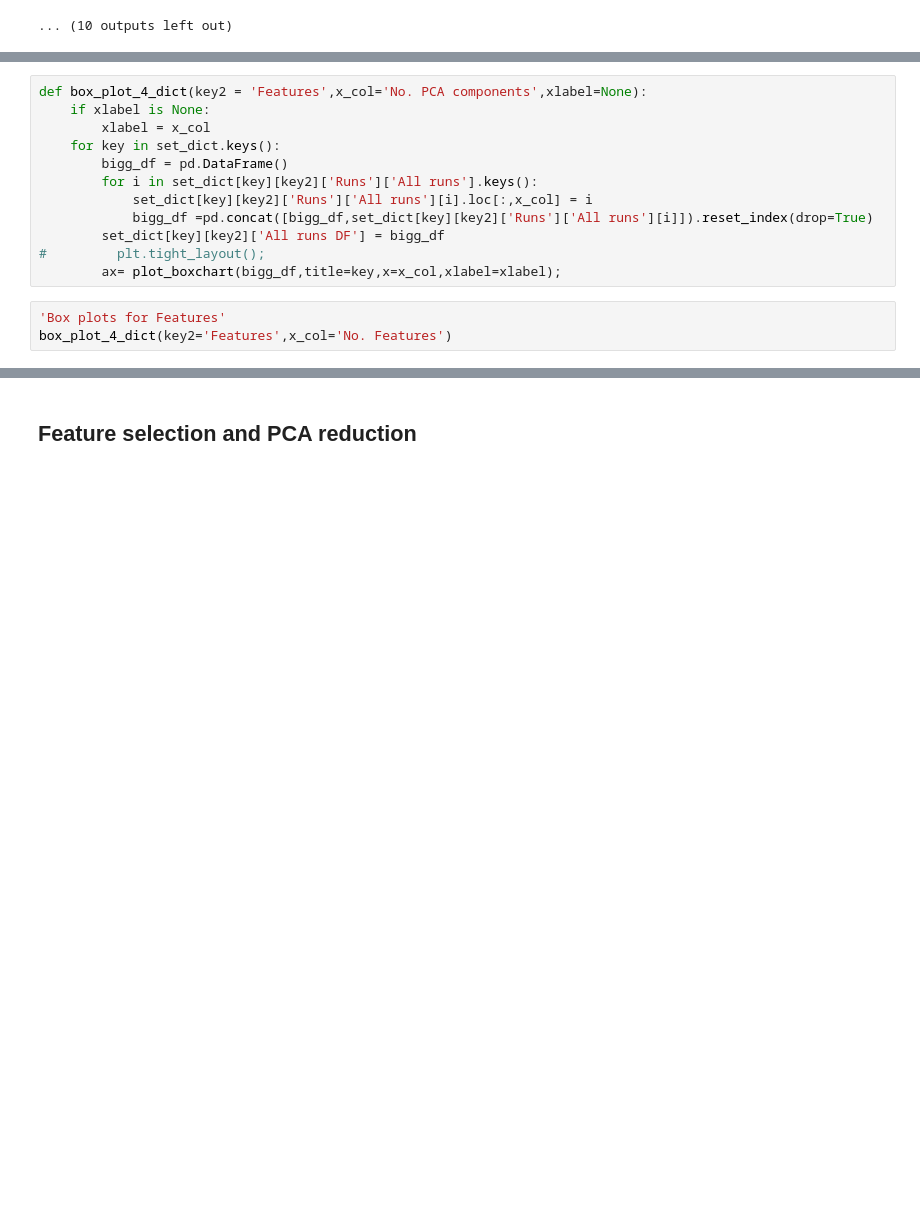
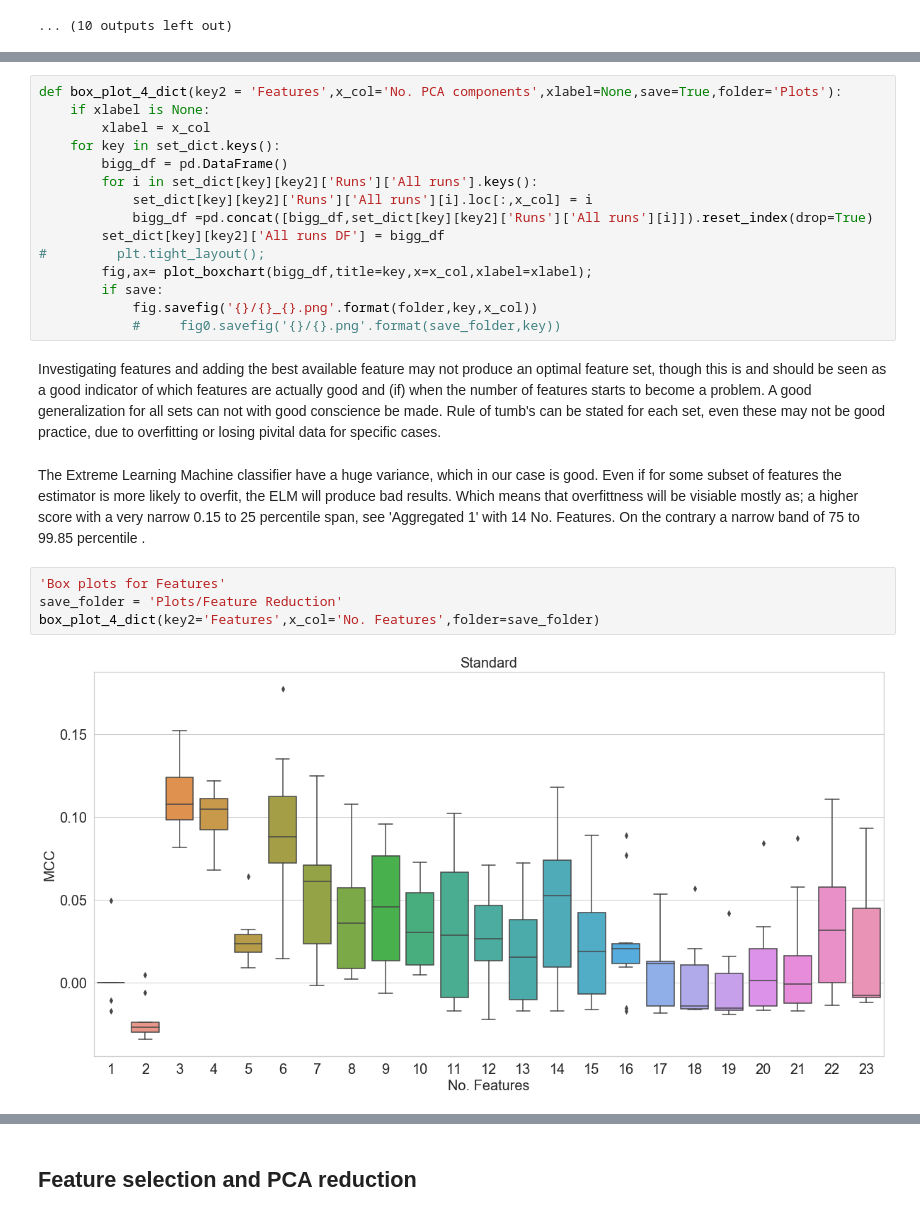
Before and after one commit to ynax/Exjobb-final, a Jupyter notebook: Exjobb Handelsbanken 2021. Martin Jacobson.ipynb, the cells around one changed output, grey strips where cells are left out. Cells and saved outputs as stored; diff of their text form; blank space fills up the shorter version.

```diff
--- a/Exjobb Handelsbanken 2021. Martin Jacobson.ipynb
+++ b/Exjobb Handelsbanken 2021. Martin Jacobson.ipynb
@@ -344,5 +361,5 @@ LinAlgError: SVD did not converge in Linear Least Squares
 # %%
-def box_plot_4_dict(key2 = 'Features',x_col='No. PCA components',xlabel=None):
+def box_plot_4_dict(key2 = 'Features',x_col='No. PCA components',xlabel=None,save=True,folder='Plots'):
     if xlabel is None:
         xlabel = x_col
     for key in set_dict.keys():
@@ -352,7 +369,17 @@ def box_plot_4_dict(key2 = 'Features',x_col='No. PCA components',xlabel=None):
             bigg_df =pd.concat([bigg_df,set_dict[key][key2]['Runs']['All runs'][i]]).reset_index(drop=True)
         set_dict[key][key2]['All runs DF'] = bigg_df
 #         plt.tight_layout();
-        ax= plot_boxchart(bigg_df,title=key,x=x_col,xlabel=xlabel);
+        fig,ax= plot_boxchart(bigg_df,title=key,x=x_col,xlabel=xlabel);
+        if save:
+            fig.savefig('{}/{}_{}.png'.format(folder,key,x_col))
+            #     fig0.savefig('{}/{}.png'.format(save_folder,key))
+# %% [markdown]
+Investigating features and adding the best available feature may not produce an optimal feature set, though this is and should be seen as a good indicator of which features are actually good and (if) when the number of features starts to become a problem. A good generalization for all sets can not with good conscience be made. Rule of tumb's can be stated for each set, even these may not be good practice, due to overfitting or losing pivital data for specific cases.
+# %% [markdown]
+The Extreme Learning Machine classifier have a huge variance, which in our case is good. Even if for some subset of features the estimator is more likely to overfit, the ELM will produce bad results. Which means that overfittness will be visiable mostly as; a higher score with a very narrow 0.15 to 25 percentile span, see 'Aggregated 1' with 14 No. Features. On the contrary a narrow band of 75 to 99.85 percentile .
 # %%
 'Box plots for Features'
-box_plot_4_dict(key2='Features',x_col='No. Features')
+save_folder = 'Plots/Feature Reduction'
+box_plot_4_dict(key2='Features',x_col='No. Features',folder=save_folder)
+# %% [output]
+[figure, added]
```
Also changed, not shown: parts of 13 cells of this notebook.
